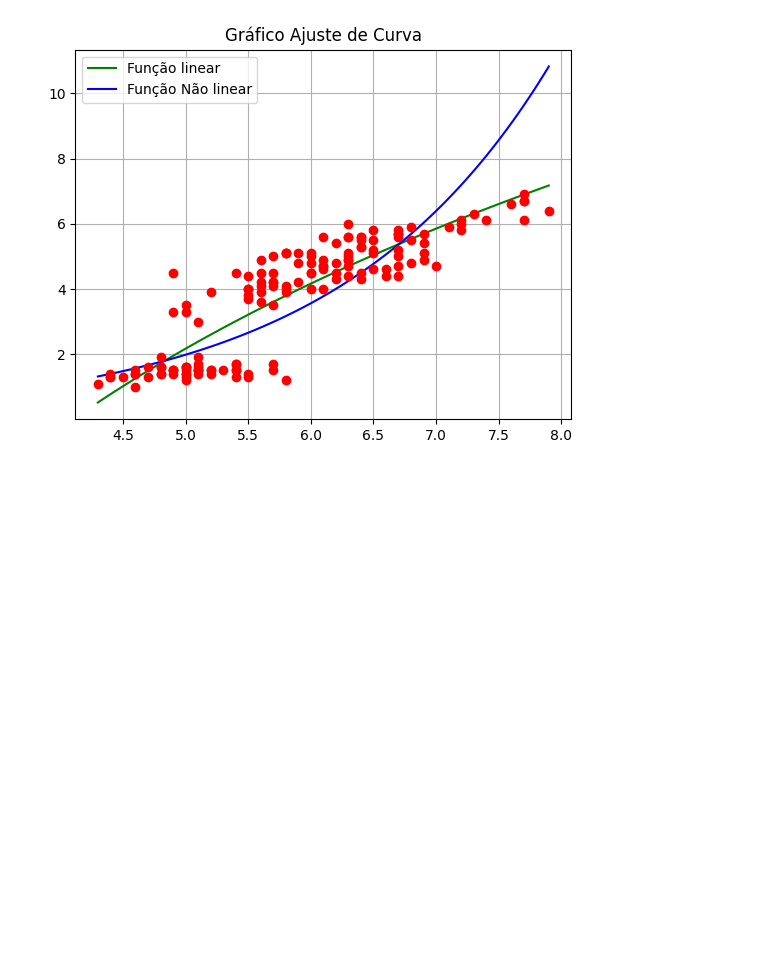
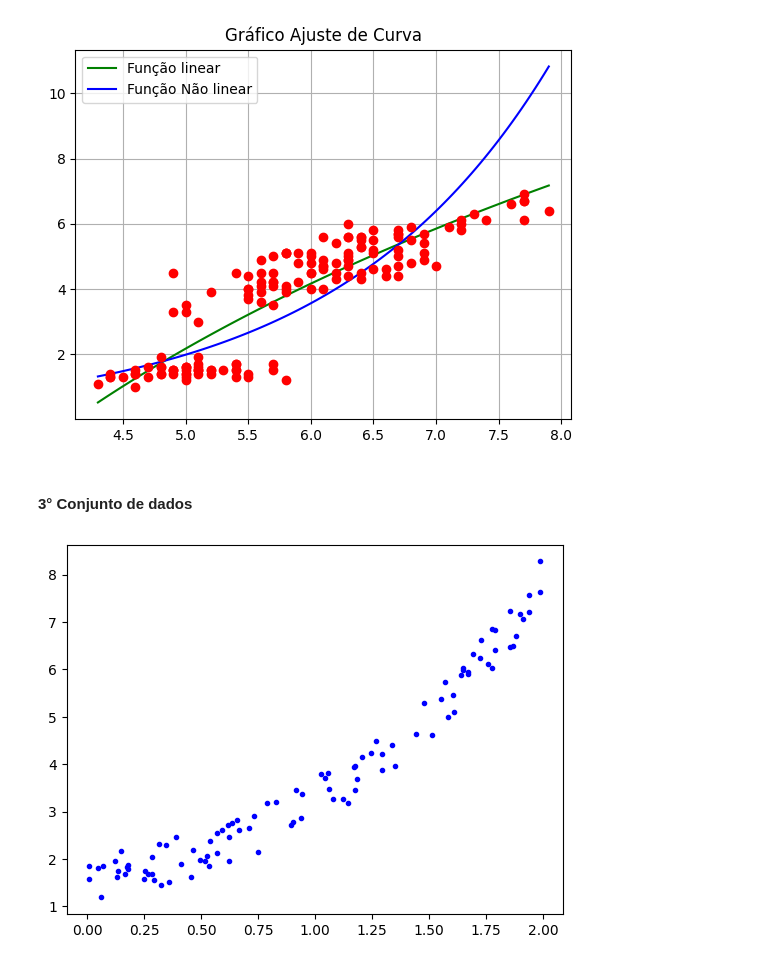
Before and after one commit to syannekaroline/MatematicaComputacional, a Jupyter notebook: ExercícioPratico06-AjusteDeCurva.ipynb, the cells around one changed output. Drawn from its saved outputs; the diff is of its cells as text; code cells hidden in the pictures; blank space fills up the shorter version.

```diff
--- a/ExercícioPratico06-AjusteDeCurva.ipynb
+++ b/ExercícioPratico06-AjusteDeCurva.ipynb
@@ -218,3 +251,14 @@ mq.fit(X,Y,[lambda x:np.log(x), lambda x:1])
 mq.PrintAjusteCurva(X,Y,True,True)
 # %% [output]
 [figure]
+# %% [markdown]
+#### 3° Conjunto de dados
+# %%
+x = np.array([2*np.random.rand() for _ in range(100)])
+
+y =np.array([np.exp(i) + np.random.rand() for i in x])
+
+plt.plot(x, y, "b.")
+plt.show()
+# %% [output]
+[figure, added]
```
Also changed, not shown: parts of 12 cells of this notebook.
